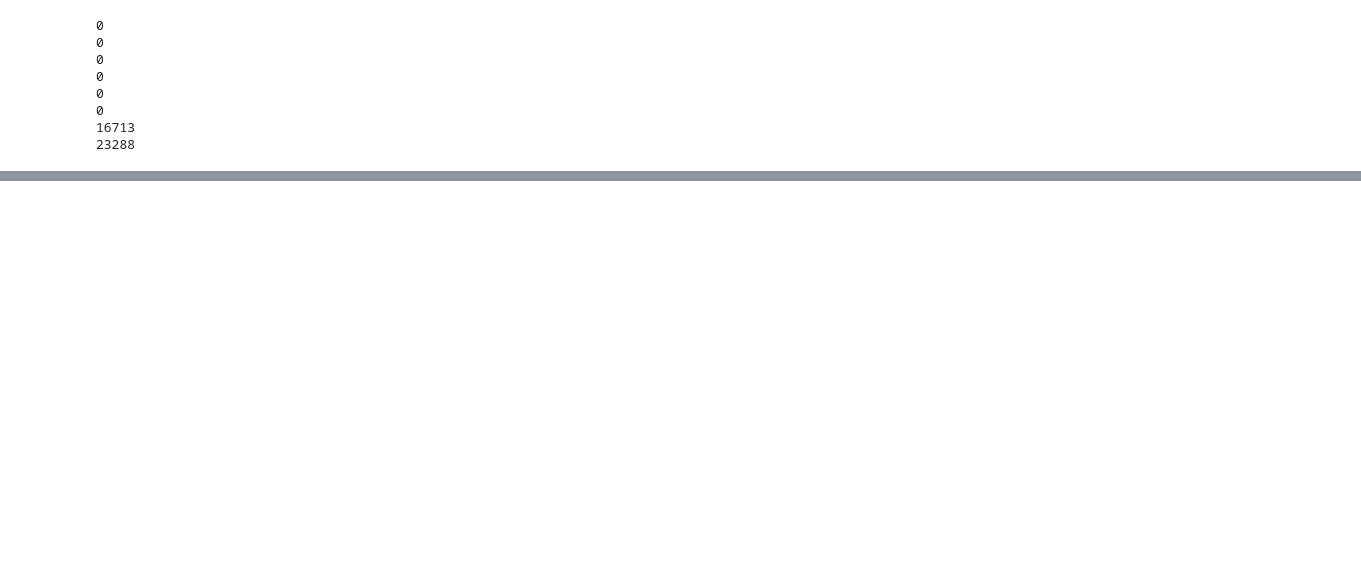
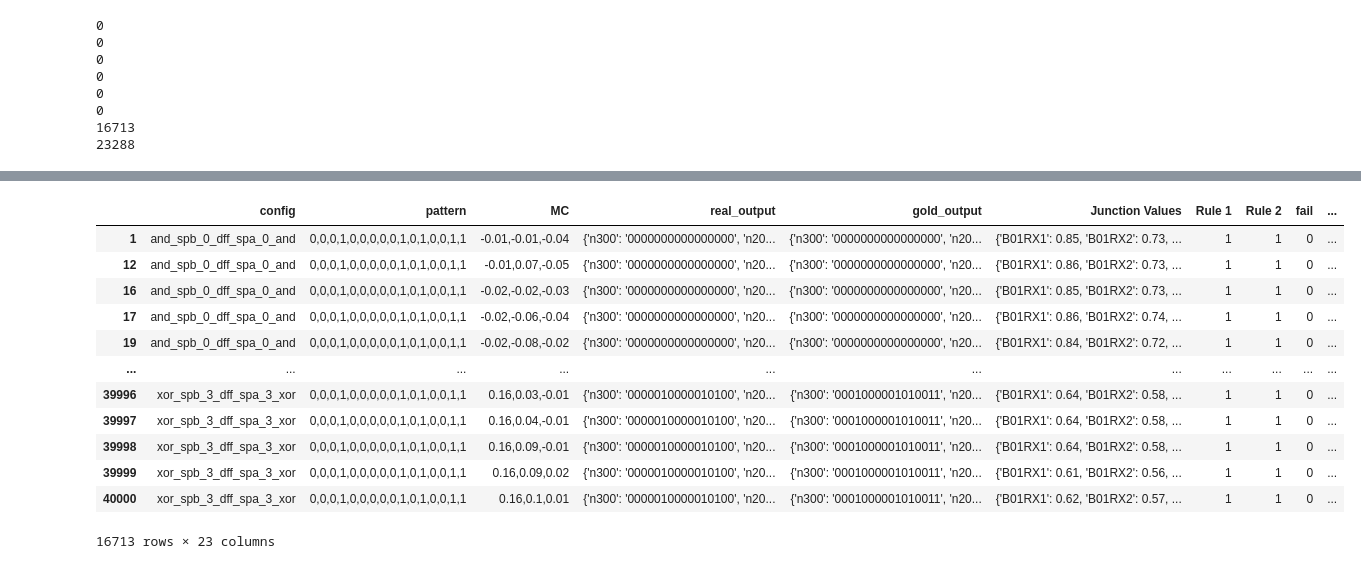
Before and after one commit to carrienlei/RSFQ_2, a Jupyter notebook: RSFQ_2.ipynb, the cells around one changed output, grey strips where cells are left out. Saved outputs shown, nothing was run; the diff lists cells and outputs as text; code cells hidden in the pictures; blank space fills up the shorter version.

```diff
--- a/RSFQ_2.ipynb
+++ b/RSFQ_2.ipynb
@@ -116,2 +130,19 @@ print(len(condition7_df))
+# %%
+condition6_df = pd.get_dummies(condition6_df, columns = ["driver", "load", "splitterNum"])
+condition6_df
+# %% [output]
+|  | config | pattern | MC | real_output | gold_output | Junction Values | Rule 1 | Rule 2 | fail | ... |
+| 1 | and_spb_0_dff_spa_0_and | 0,0,0,1,0,0,0,0,0,1,0,1,0,0,1,1 | -0.01,-0.01,-0.04 | {'n300': '0000000000000000', 'n20... | {'n300': '0000000000000000', 'n20... | {'B01RX1': 0.85, 'B01RX2': 0.73, ... | 1 | 1 | 0 | ... |
+| 12 | and_spb_0_dff_spa_0_and | 0,0,0,1,0,0,0,0,0,1,0,1,0,0,1,1 | -0.01,0.07,-0.05 | {'n300': '0000000000000000', 'n20... | {'n300': '0000000000000000', 'n20... | {'B01RX1': 0.86, 'B01RX2': 0.73, ... | 1 | 1 | 0 | ... |
+| 16 | and_spb_0_dff_spa_0_and | 0,0,0,1,0,0,0,0,0,1,0,1,0,0,1,1 | -0.02,-0.02,-0.03 | {'n300': '0000000000000000', 'n20... | {'n300': '0000000000000000', 'n20... | {'B01RX1': 0.85, 'B01RX2': 0.73, ... | 1 | 1 | 0 | ... |
+| 17 | and_spb_0_dff_spa_0_and | 0,0,0,1,0,0,0,0,0,1,0,1,0,0,1,1 | -0.02,-0.06,-0.04 | {'n300': '0000000000000000', 'n20... | {'n300': '0000000000000000', 'n20... | {'B01RX1': 0.86, 'B01RX2': 0.74, ... | 1 | 1 | 0 | ... |
+| 19 | and_spb_0_dff_spa_0_and | 0,0,0,1,0,0,0,0,0,1,0,1,0,0,1,1 | -0.02,-0.08,-0.02 | {'n300': '0000000000000000', 'n20... | {'n300': '0000000000000000', 'n20... | {'B01RX1': 0.84, 'B01RX2': 0.72, ... | 1 | 1 | 0 | ... |
+| ... | ... | ... | ... | ... | ... | ... | ... | ... | ... | ... |
+| 39996 | xor_spb_3_dff_spa_3_xor | 0,0,0,1,0,0,0,0,0,1,0,1,0,0,1,1 | 0.16,0.03,-0.01 | {'n300': '0000010000010100', 'n20... | {'n300': '0001000001010011', 'n20... | {'B01RX1': 0.64, 'B01RX2': 0.58, ... | 1 | 1 | 0 | ... |
+| 39997 | xor_spb_3_dff_spa_3_xor | 0,0,0,1,0,0,0,0,0,1,0,1,0,0,1,1 | 0.16,0.04,-0.01 | {'n300': '0000010000010100', 'n20... | {'n300': '0001000001010011', 'n20... | {'B01RX1': 0.64, 'B01RX2': 0.58, ... | 1 | 1 | 0 | ... |
+| 39998 | xor_spb_3_dff_spa_3_xor | 0,0,0,1,0,0,0,0,0,1,0,1,0,0,1,1 | 0.16,0.09,-0.01 | {'n300': '0000010000010100', 'n20... | {'n300': '0001000001010011', 'n20... | {'B01RX1': 0.64, 'B01RX2': 0.58, ... | 1 | 1 | 0 | ... |
+| 39999 | xor_spb_3_dff_spa_3_xor | 0,0,0,1,0,0,0,0,0,1,0,1,0,0,1,1 | 0.16,0.09,0.02 | {'n300': '0000010000010100', 'n20... | {'n300': '0001000001010011', 'n20... | {'B01RX1': 0.61, 'B01RX2': 0.56, ... | 1 | 1 | 0 | ... |
+| 40000 | xor_spb_3_dff_spa_3_xor | 0,0,0,1,0,0,0,0,0,1,0,1,0,0,1,1 | 0.16,0.1,0.01 | {'n300': '0000010000010100', 'n20... | {'n300': '0001000001010011', 'n20... | {'B01RX1': 0.62, 'B01RX2': 0.57, ... | 1 | 1 | 0 | ... |
+16713 rows × 23 columns
 # %%
 import Quine_McCluskey_Functions as qm
```
Also changed, not shown: parts of 4 cells of this notebook.
